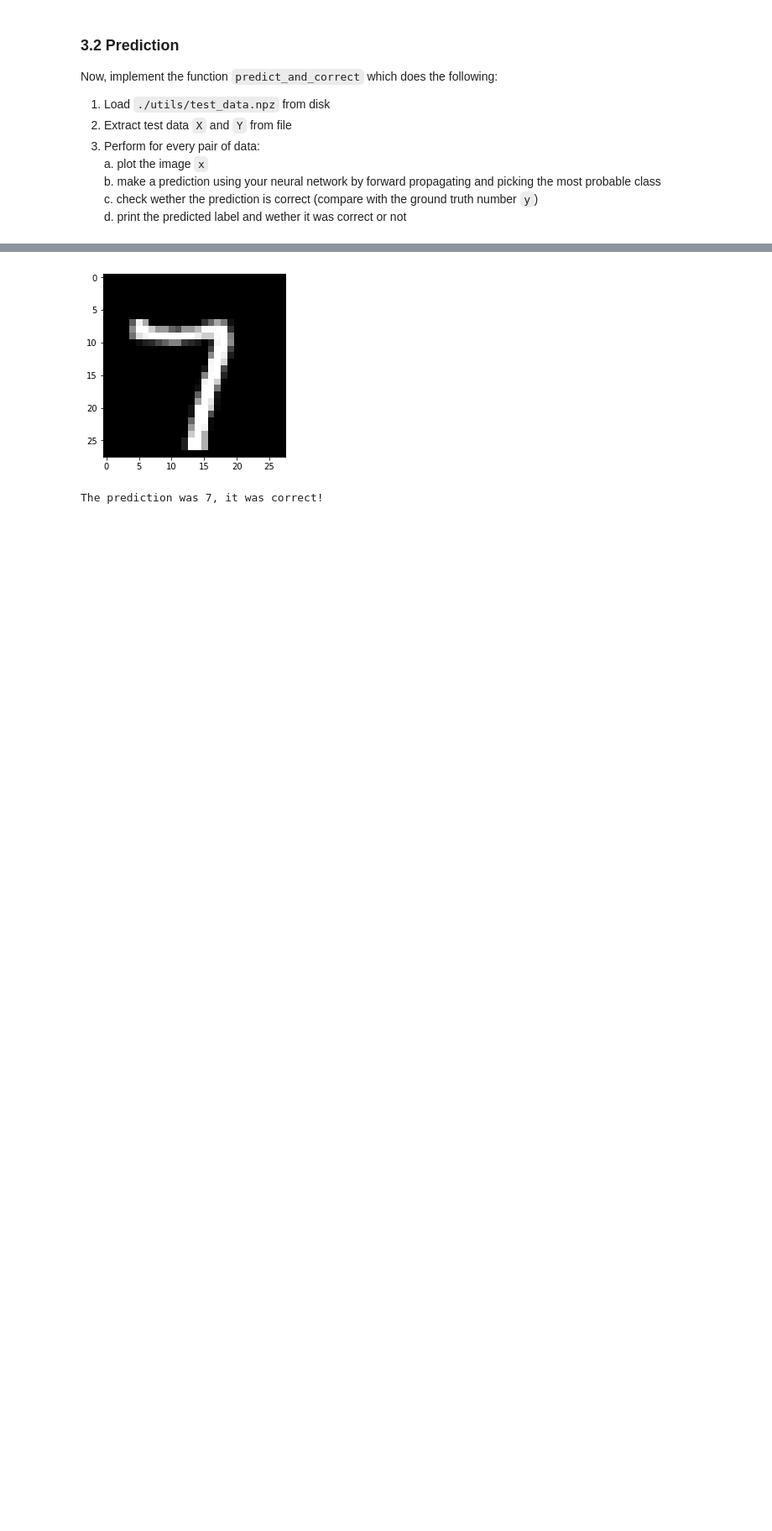
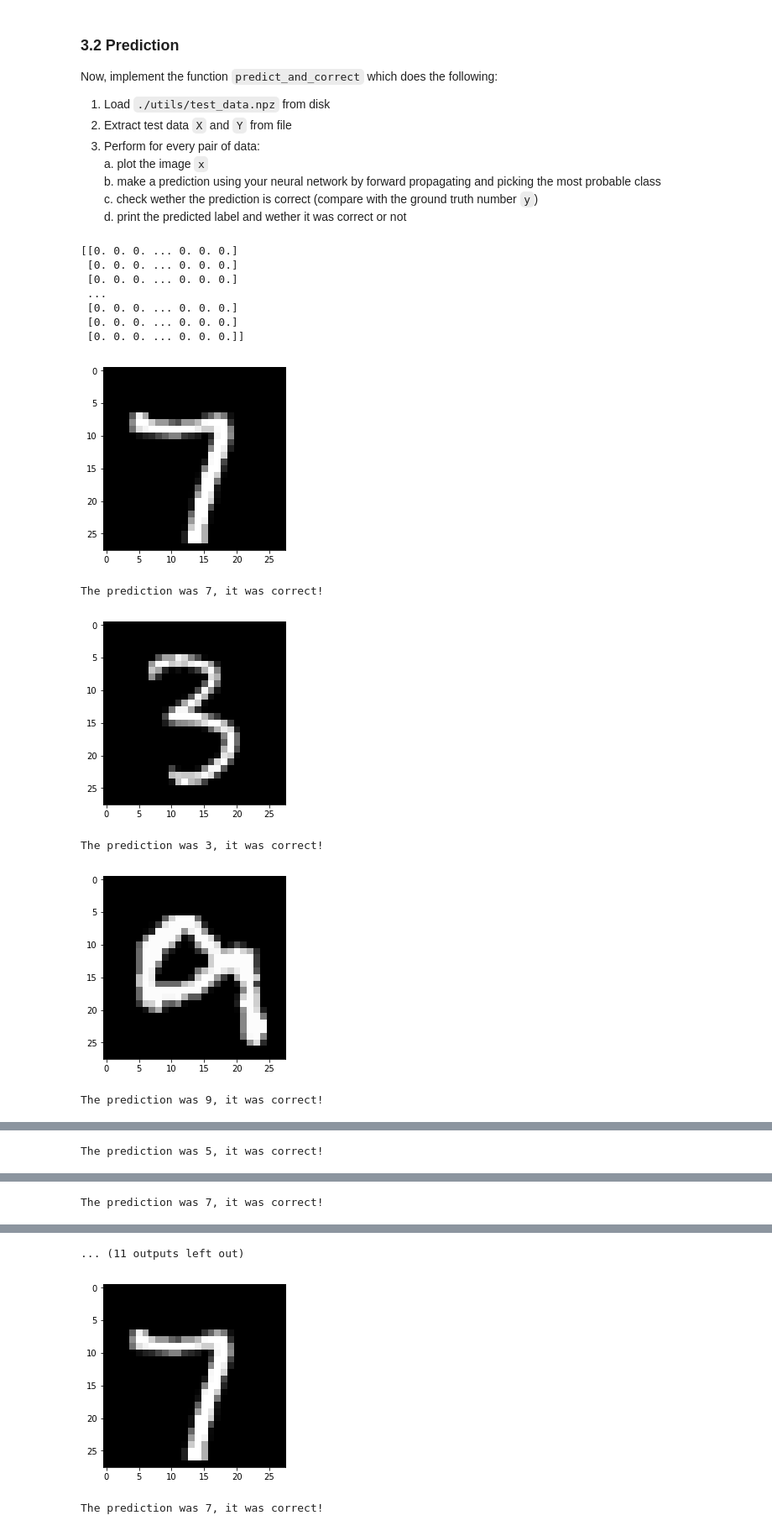
Before and after one commit to Umbriona/Deep-Neural-Network, a Jupyter notebook: Home Assignments/IHA1/IHA1.ipynb, the cells around one changed output, grey strips where cells are left out. Shown at 84% size. Drawn from its saved outputs; the diff is of its cells as text; code cells hidden in the pictures; blank space fills up the shorter version.

```diff
--- a/Home Assignments/IHA1/IHA1.ipynb
+++ b/Home Assignments/IHA1/IHA1.ipynb
@@ -492,8 +473,10 @@ class NeuralNetwork:
         """
 
         self.input_n = input_n # TODO
-        list_layers = [input_n, layer_dims]
-        self.layers = [Layer(list_layers[i-1],list_layers[i], activation_fn=softmax if i == len(list_layers) ) for i in range(1,len(list_layers)) ] # TODO
+        list_layers = [input_n] + layer_dims
+        list_activation_fn =[relu for _ in range(len(list_layers)-1)]
+        list_activation_fn.append(softmax)
+        self.layers = [Layer(list_layers[i-1],list_layers[i],list_activation_fn[i]  ) for i in range(1,len(list_layers)) ] # TODO
 
     def forward_prop(self, x):
         """
@@ -508,7 +491,9 @@ class NeuralNetwork:
             Should have the dimension (BATCH_SIZE, layers[-1].w.shape[1]) and type `numpy.ndarray`
         """
 
-        a = None # TODO
+        a = x
+        for i in range(len(self.layers)):
+            a = self.layers[i].forward_prop(a)
 
         return a
 # %%
@@ -522,7 +509,7 @@ In this section, you will create an instance of your neural network, load traine
 ### 3.1 Load weights from disk
 Create an instance of `NeuralNetwork` with input size $28 \times 28 = 784$, two hidden layers of size 100 and an output layer of size 10. Thereafter, load the weights contained in `./utils/ann_weights.npz` to your network.
 # %%
-ann = None # TODO: create instance of ann
+ann = NeuralNetwork(784,[100,100,10]) # TODO: create instance of ann
 
 # load weights
 weights = np.load('./utils/ann_weights.npz')
@@ -542,25 +529,39 @@ Now, implement the function `predict_and_correct` which does the following:
 # %%
 def predict_and_correct(ann):
     """ Load test data from file and predict using your neural network.
     Make a prediction for ever data sample and print it along with wether it was a correct prediction or not
 
     Arguments:
     ann - the neural network to use for prediction. Has type `NeuralNetwork`
 
     Returns: # for test case purposes
     A `numpy.ndarray` of predicted classes (integers [0-9]) with shape (11,)
     """
-    data = np.load('./utils/test_data.npz_old')
+    data = np.load('./utils/test_data.npz')
     X, cls = data['X'], data['Y']
+    cls_preds = [np.argmax(ann.forward_prop(X[i,:])) for i in range(len(cls))] # TODO: make a predicted number for every image in X
 
-    cls_preds = None # TODO: make a predicted number for every image in X
 
     for i in range(len(X)):
         plt.imshow(X[i].reshape(28,28), cmap='gray')
         plt.show()
         correct = cls_preds[i] == cls[i]
         print('The prediction was {0}, it was {1}!'.format(cls_preds[i], 'correct' if correct else 'incorrect'))
 
     return cls_preds
 
 cls_pred = predict_and_correct(ann)
+# %% [output]
+[[0. 0. 0. ... 0. 0. 0.]
+ [0. 0. 0. ... 0. 0. 0.]
+ [0. 0. 0. ... 0. 0. 0.]
+ ...
+ [0. 0. 0. ... 0. 0. 0.]
+ [0. 0. 0. ... 0. 0. 0.]
+ [0. 0. 0. ... 0. 0. 0.]]
+[figure, added]
+The prediction was 7, it was correct!
+[figure, added]
+The prediction was 3, it was correct!
+[figure, added]
+The prediction was 9, it was correct!
@@ -566,0 +569 @@ cls_pred = predict_and_correct(ann)
+The prediction was 5, it was correct!
@@ -566,0 +571 @@ cls_pred = predict_and_correct(ann)
+The prediction was 7, it was correct!
@@ -567,3 +573,4 @@ cls_pred = predict_and_correct(ann)
+... (11 outputs left out)
 # %%
 # final test case
 test_predict_and_correct_answer(cls_pred)
```
Also changed, not shown: parts of 15 cells of this notebook.
